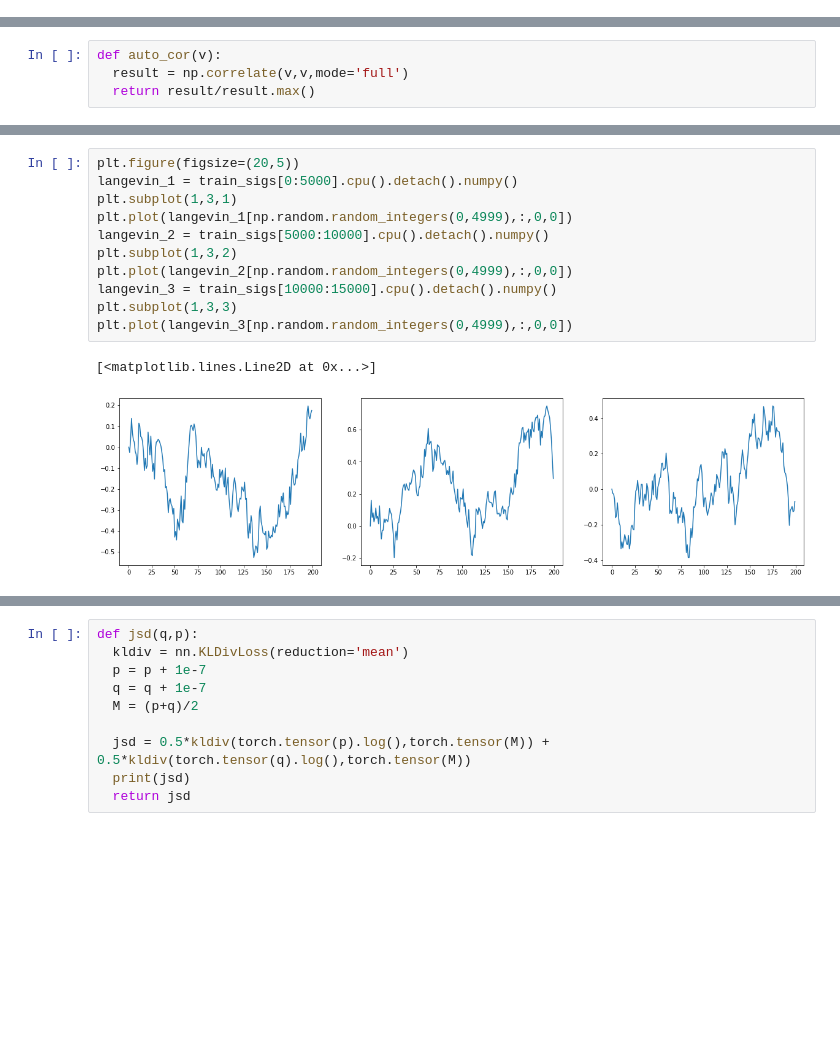
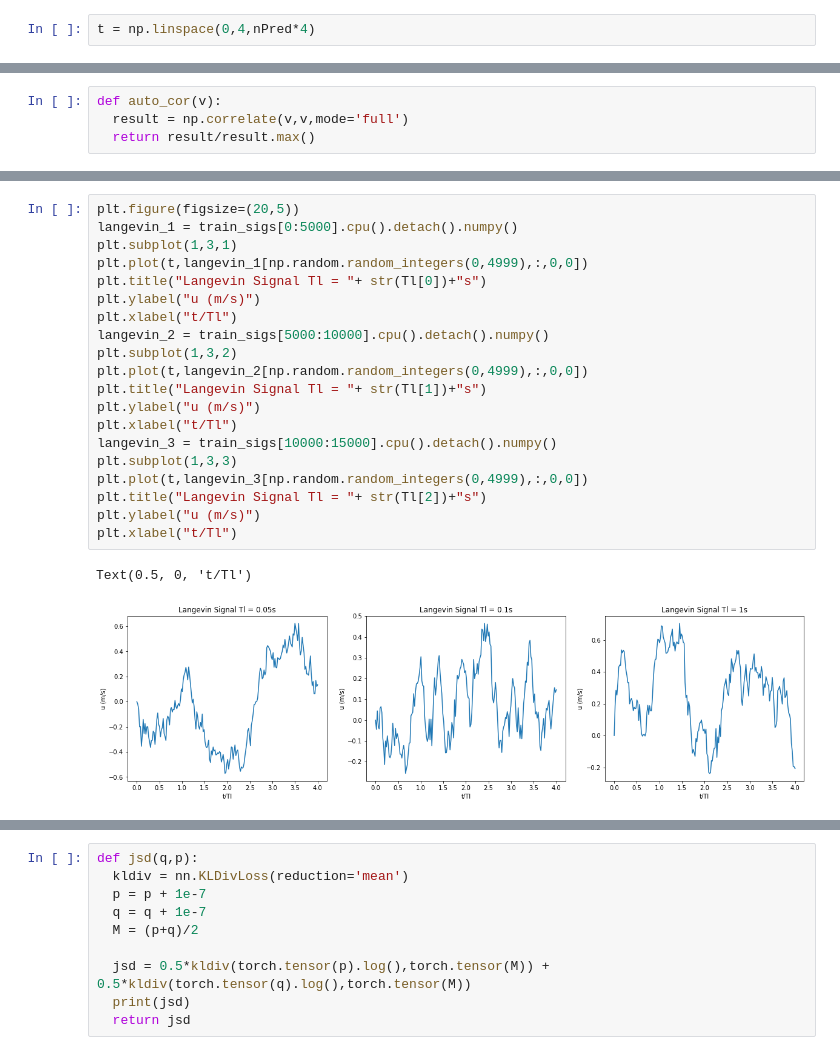
Before and after one commit to ferngonzalezp/Langevin-GAN, a Jupyter notebook: conditional_dcgan_langevin_pytroch.ipynb, the cells around one changed output, grey strips where cells are left out. Drawn from its saved outputs; the diff is of its cells as text; blank space fills up the shorter version.

```diff
--- a/conditional_dcgan_langevin_pytroch.ipynb
+++ b/conditional_dcgan_langevin_pytroch.ipynb
@@ -443,6 +443,8 @@ label = torch.tensor(np.ones(num_examples_to_generate)*Tl[2],dtype=torch.float)
 label = label.to(device)
 predicted_langevin_3 = netG(noise,label)
 predicted_langevin_3 = predicted_langevin_3.cpu().detach().numpy()
+# %%
+t = np.linspace(0,4,nPred*4)
 # %%
 plt.figure(figsize=(20,5))
 plt.subplot(1,3,1)
@@ -557,17 +599,26 @@ plt.plot((bins[1:] + bins[:-1]) / 2,hist_3)
 # %%
 plt.figure(figsize=(20,5))
 langevin_1 = train_sigs[0:5000].cpu().detach().numpy()
 plt.subplot(1,3,1)
-plt.plot(langevin_1[np.random.random_integers(0,4999),:,0,0])
+plt.plot(t,langevin_1[np.random.random_integers(0,4999),:,0,0])
+plt.title("Langevin Signal Tl = "+ str(Tl[0])+"s")
+plt.ylabel("u (m/s)")
+plt.xlabel("t/Tl")
 langevin_2 = train_sigs[5000:10000].cpu().detach().numpy()
 plt.subplot(1,3,2)
-plt.plot(langevin_2[np.random.random_integers(0,4999),:,0,0])
+plt.plot(t,langevin_2[np.random.random_integers(0,4999),:,0,0])
+plt.title("Langevin Signal Tl = "+ str(Tl[1])+"s")
+plt.ylabel("u (m/s)")
+plt.xlabel("t/Tl")
 langevin_3 = train_sigs[10000:15000].cpu().detach().numpy()
 plt.subplot(1,3,3)
-plt.plot(langevin_3[np.random.random_integers(0,4999),:,0,0])
+plt.plot(t,langevin_3[np.random.random_integers(0,4999),:,0,0])
+plt.title("Langevin Signal Tl = "+ str(Tl[2])+"s")
+plt.ylabel("u (m/s)")
+plt.xlabel("t/Tl")
 # %% [output]
-[<matplotlib.lines.Line2D at 0x...>]
+Text(0.5, 0, 't/Tl')
-[figure, old version]
+[figure, new version]
 # %%
 mean_gen = np.zeros(nPred*4)
 var_gen = np.zeros(nPred*4)
```
Also changed, not shown: parts of 23 cells of this notebook.
